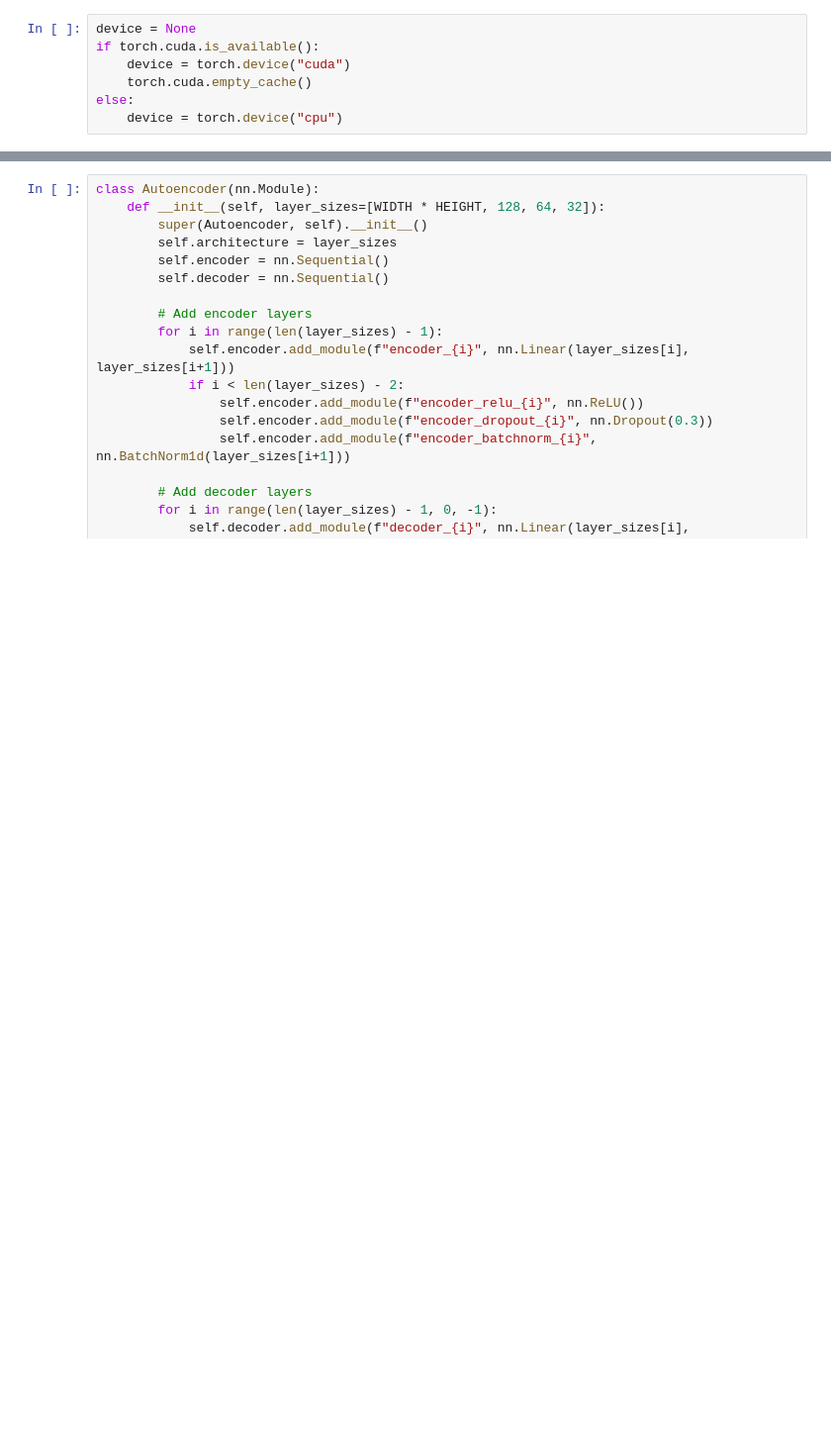
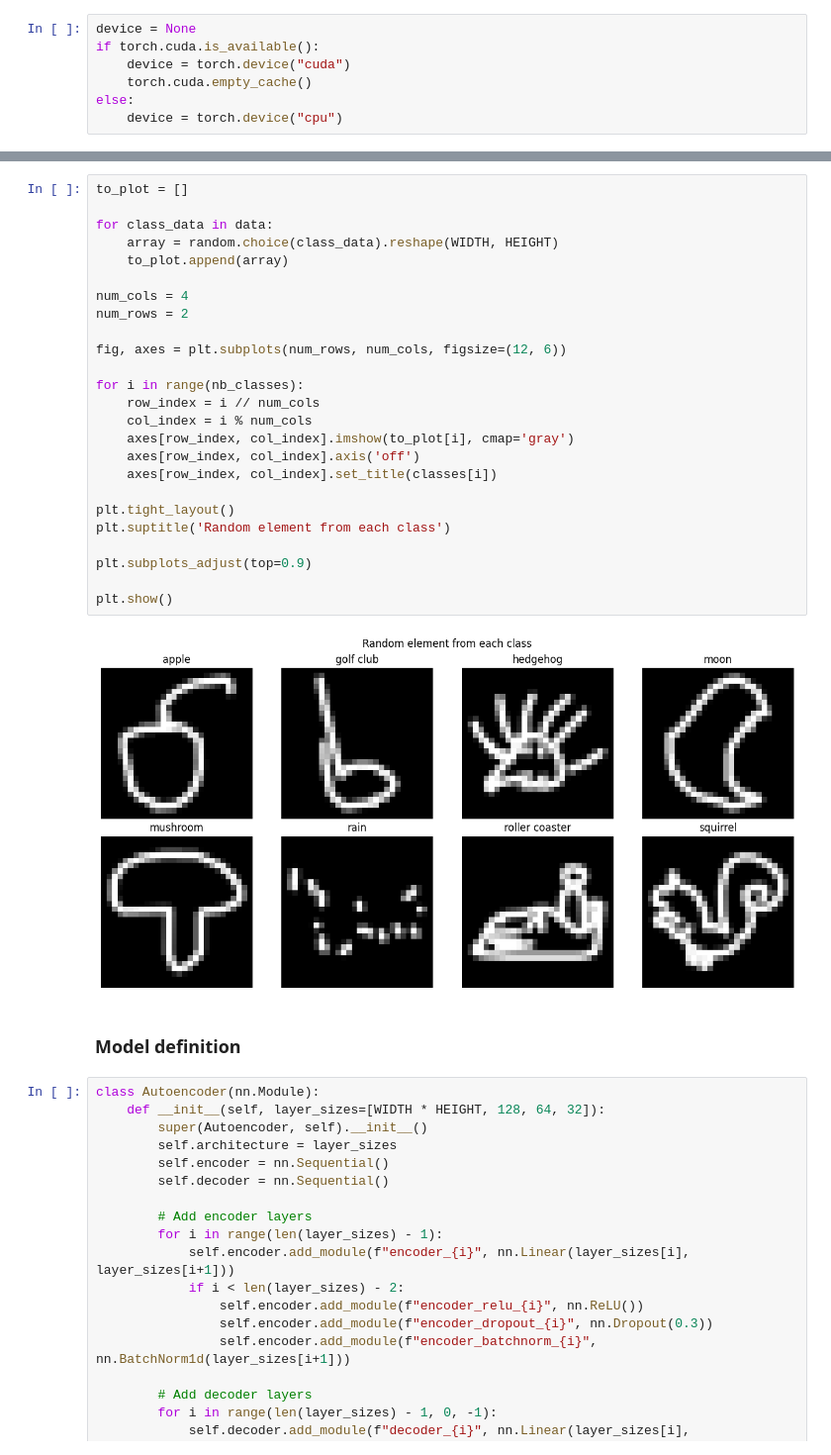
Before and after one commit to MightyCode/enseirb-s9-doodle-computer-vision, a Jupyter notebook: encoder_decoder.ipynb, the cells around one changed output, grey strips where cells are left out. Shown at 99% size. Drawn from its saved outputs; the diff is of its cells as text; blank space fills up the shorter version.

```diff
--- a/encoder_decoder.ipynb
+++ b/encoder_decoder.ipynb
@@ -97,3 +50,32 @@ Test data: 1159053
+# %%
+to_plot = []
+
+for class_data in data:
+    array = random.choice(class_data).reshape(WIDTH, HEIGHT)
+    to_plot.append(array)
+
+num_cols = 4
+num_rows = 2
+
+fig, axes = plt.subplots(num_rows, num_cols, figsize=(12, 6))
+
+for i in range(nb_classes):
+    row_index = i // num_cols
+    col_index = i % num_cols
+    axes[row_index, col_index].imshow(to_plot[i], cmap='gray')
+    axes[row_index, col_index].axis('off')
+    axes[row_index, col_index].set_title(classes[i])
+
+plt.tight_layout()
+plt.suptitle('Random element from each class')
+
+plt.subplots_adjust(top=0.9)
+
+plt.show()
+# %% [output]
+[figure, added]
+# %% [markdown]
+### Model definition
 # %%
 class Autoencoder(nn.Module):
     def __init__(self, layer_sizes=[WIDTH * HEIGHT, 128, 64, 32]):
```
Also changed, not shown: parts of 25 cells of this notebook, 1 other file.
